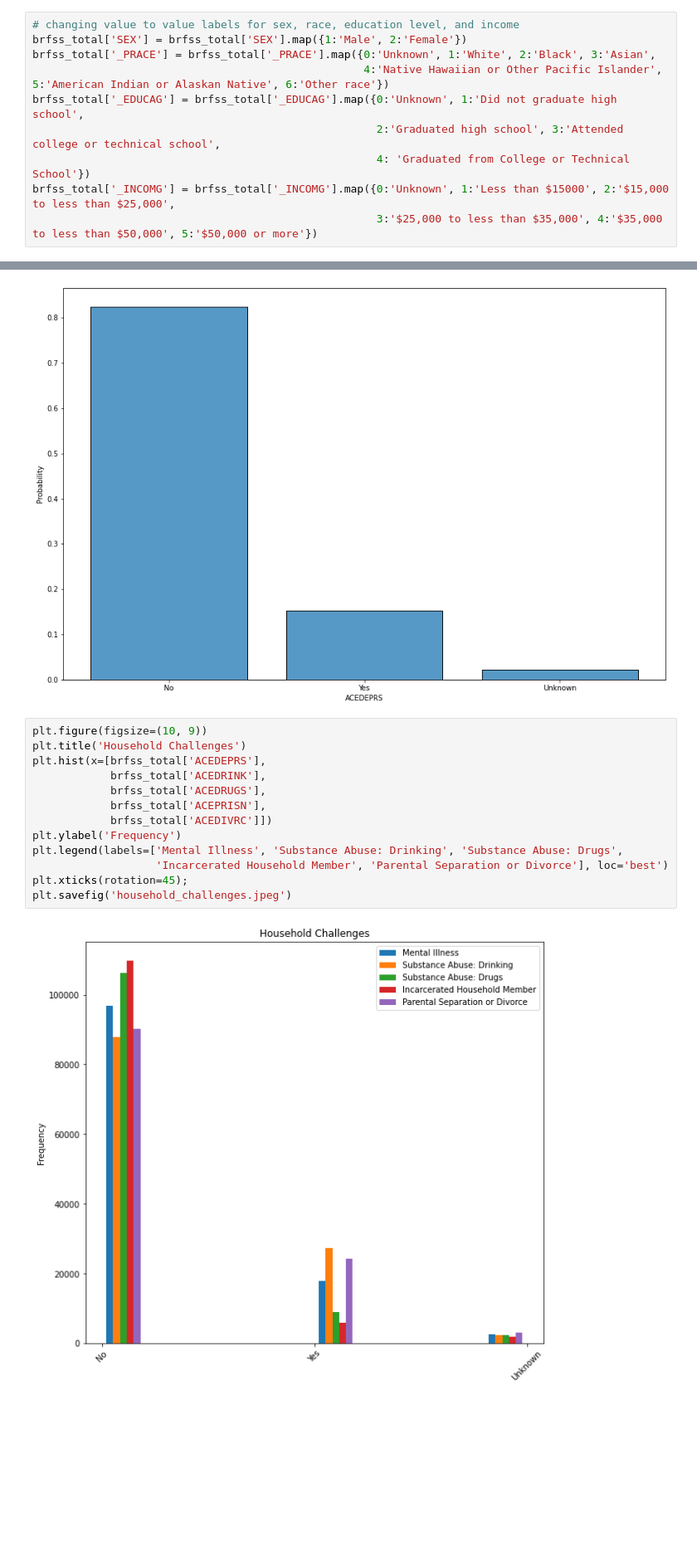
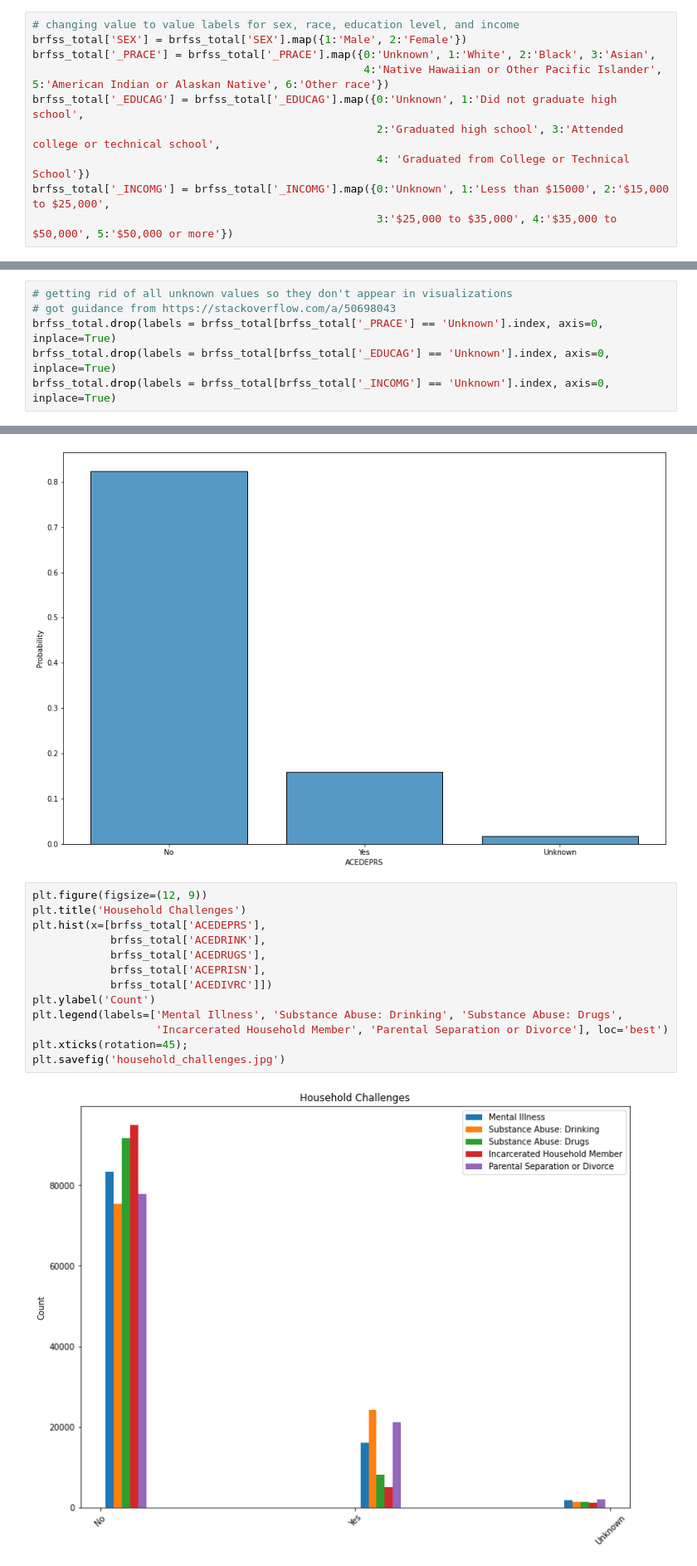
Before and after one commit to eklee151/Adverse-Childhood-Experiences, a Jupyter notebook: 3_eda.ipynb, the cells around one changed output, grey strips where cells are left out. Shown: that part at 83% size. Saved outputs shown, nothing was run; the diff lists cells and outputs as text; blank space fills up the shorter version.

Commit message:
updated eda, saved figures/graphs, updated flask app

```diff
--- a/3_eda.ipynb
+++ b/3_eda.ipynb
@@ -50,8 +50,8 @@ brfss_total['_PRACE'] = brfss_total['_PRACE'].map({0:'Unknown', 1:'White', 2:'Bl
 brfss_total['_EDUCAG'] = brfss_total['_EDUCAG'].map({0:'Unknown', 1:'Did not graduate high school',
                                                      2:'Graduated high school', 3:'Attended college or technical school',
                                                      4: 'Graduated from College or Technical School'})
-brfss_total['_INCOMG'] = brfss_total['_INCOMG'].map({0:'Unknown', 1:'Less than $15000', 2:'$15,000 to less than $25,000',
-                                                     3:'$25,000 to less than $35,000', 4:'$35,000 to less than $50,000', 5:'$50,000 or more'})
+brfss_total['_INCOMG'] = brfss_total['_INCOMG'].map({0:'Unknown', 1:'Less than $15000', 2:'$15,000 to $25,000',
+                                                     3:'$25,000 to $35,000', 4:'$35,000 to $50,000', 5:'$50,000 or more'})
 # %%
 brfss_total['SEX'].value_counts(normalize=True, ascending=False).to_frame()
 # %% [output]
@@ -65,0 +61,6 @@ plt.xticks(rotation=45);
+# %%
+# getting rid of all unknown values so they don't appear in visualizations
+# got guidance from https://stackoverflow.com/a/50698043
+brfss_total.drop(labels = brfss_total[brfss_total['_PRACE'] == 'Unknown'].index, axis=0, inplace=True)
+brfss_total.drop(labels = brfss_total[brfss_total['_EDUCAG'] == 'Unknown'].index, axis=0, inplace=True)
+brfss_total.drop(labels = brfss_total[brfss_total['_INCOMG'] == 'Unknown'].index, axis=0, inplace=True)
@@ -1420,18 +1442,18 @@ sns.histplot(data=brfss_total, x='ACEDEPRS', stat='probability', discrete=True,
 <matplotlib.axes._subplots.AxesSubplot at 0x...>
 [figure]
 # %%
-plt.figure(figsize=(10, 9))
+plt.figure(figsize=(12, 9))
 plt.title('Household Challenges')
 plt.hist(x=[brfss_total['ACEDEPRS'],
             brfss_total['ACEDRINK'],
             brfss_total['ACEDRUGS'],
             brfss_total['ACEPRISN'],
             brfss_total['ACEDIVRC']])
-plt.ylabel('Frequency')
+plt.ylabel('Count')
 plt.legend(labels=['Mental Illness', 'Substance Abuse: Drinking', 'Substance Abuse: Drugs',
                    'Incarcerated Household Member', 'Parental Separation or Divorce'], loc='best')
 plt.xticks(rotation=45);
-plt.savefig('household_challenges.jpeg')
+plt.savefig('household_challenges.jpg')
 # %% [output]
-[figure, old version]
+[figure, new version]
 # %%
```
Also changed, not shown: parts of 95 cells of this notebook, 11 other files.
